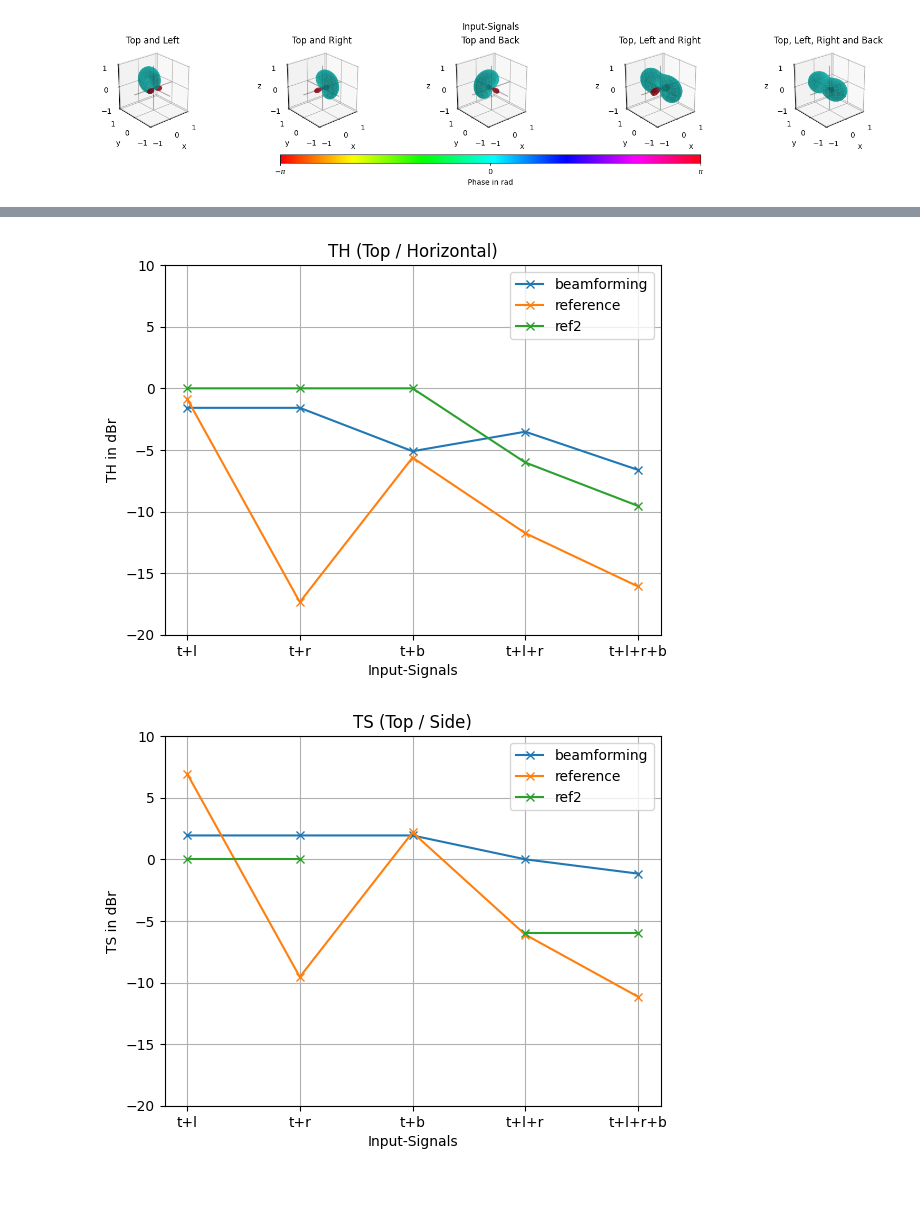
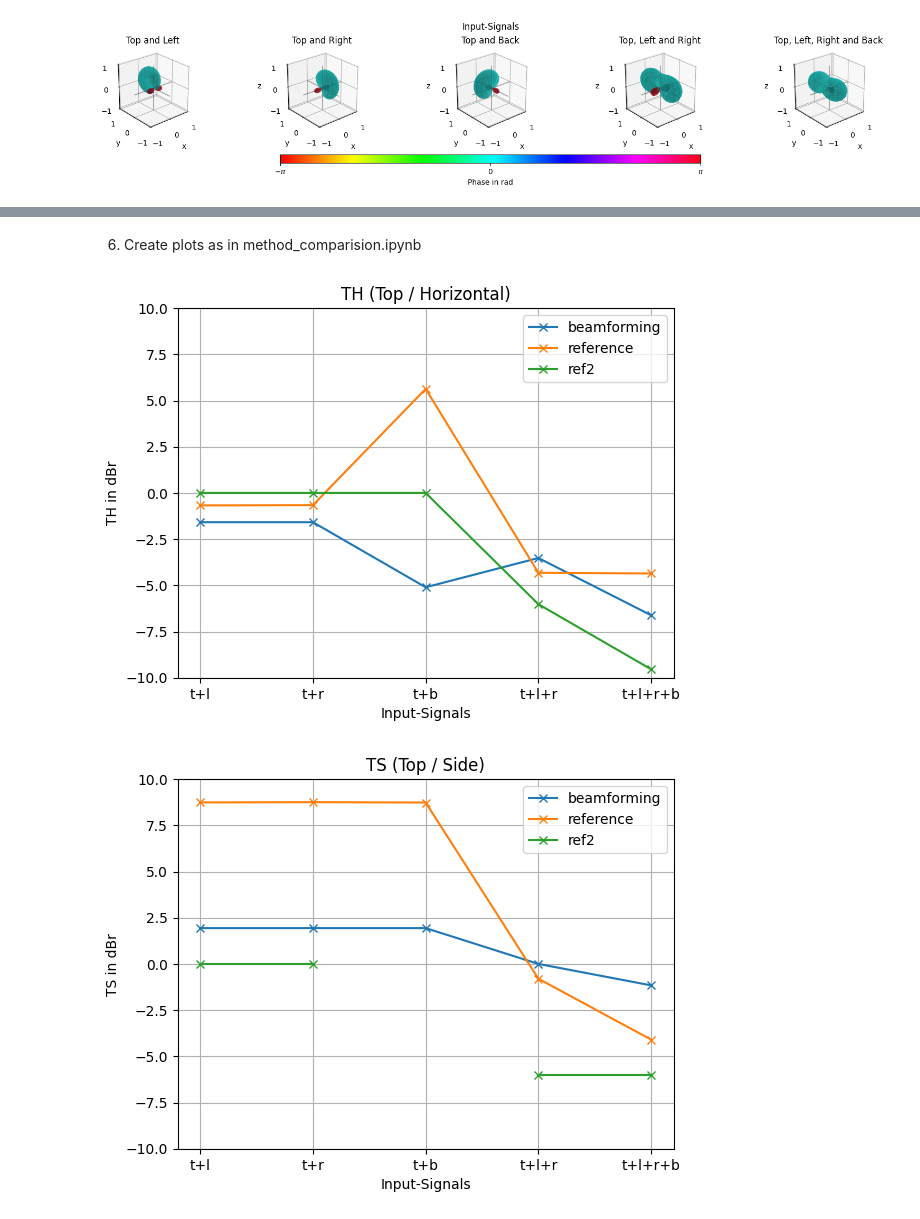
Before and after one commit to Floloffel/VAR-Project, a Jupyter notebook: Code/method_test.ipynb, the cells around one changed output, grey strips where cells are left out. Drawn from its saved outputs; the diff is of its cells as text; code cells hidden in the pictures; blank space fills up the shorter version.

```diff
--- a/Code/method_test.ipynb
+++ b/Code/method_test.ipynb
@@ -73,43 +83,58 @@ def method_wrapper(method, in_nm, i, N=2, start_milliseconds=15, stop_millisecon
         case "reference":
             # insert reference
 
+            # define weights after Panton, L., Yadav, M., Cabrera, D., & Holloway, D. (2019). Chamber musicians’ acoustic impressions of auditorium stages: Relation to spatial distribution of early reflections and other parameters. The Journal of the Acoustical Society of America, 145(6), 3715–3726. https://doi.org/10.1121/1.5111748
             weights = np.array(([500,-1,-1,720.1,-3.1,1.3,-1.3,-1.3,617.1],[503,0,723.1,0,-532.8,0,0,0,-311.2],[503,0,-723.1,0,-532.8,0,0,0,-311.2],[503,723.1,0,0,535.9,0,0,0,-305.8]))
 
-            w_nm = [weights[:,0],weights[:,2],weights[:,3],weights[:,1],weights[:,8],weights[:,6],weights[:,4],weights[:,5],weights[:,7]]
-
+            # calc start and stop sample
             start_sample = int(start_milliseconds / 1000 * samplerate)
             stop_sample = int(stop_milliseconds /1000 * samplerate)
-            ambi_3 = in_nm
-            ambi_2 = ambi_3[[0,3,1,2,6,7,5,8,4]]
+
+            # change Ambisonics Channel Ordering from ACN to FuMa of Input-Signal
+            ambi_2 = in_nm[[0,3,1,2,6,7,5,8,4]]
+
+            # cut signals for specific time frame
             ambi_2_sect = ambi_2[:,start_sample:stop_sample]
-            w_nm = np.array(w_nm)
-            y = spa.parsa.sh_beamform(w_nm.T, ambi_2_sect)
-            TS = 10*np.log10(np.sum((y[0])**2)/np.sum((y[2] + y[1])**2))
+
+            # apply weights with beamforming
+            y = weights @ ambi_2_sect
+
+            # calculate TH and TS
             TH = 10*np.log10(np.sum((y[0])**2)/np.sum((y[1] + y[2] + y[3])**2))
+            TS = 10*np.log10(np.sum((y[0])**2)/np.sum((y[1] + y[2])**2))
 
         case 'ref2':
+            # create matrix for a signal with a duration of 1 s
             in_nm_ones = np.ones(((N+1)**2,samplerate))
             start_sample = int(start_milliseconds / 1000 * samplerate)
             stop_sample = int(stop_milliseconds /1000 * samplerate)
 
+            # get static input signals for single directions for 1 s
             in_nm_top = (test_input_signal(N_sph_in,Omega_in[:,0])*in_nm_ones.T).T
             in_nm_left = (test_input_signal(N_sph_in,Omega_in[:,2])*in_nm_ones.T).T
             in_nm_right = (test_input_signal(N_sph_in,Omega_in[:,3])*in_nm_ones.T).T
             in_nm_back = (test_input_signal(N_sph_in,Omega_in[:,4])*in_nm_ones.T).T
 
+            # cut signals for specific time frame
             in_nm_top = in_nm_top[:,start_sample:stop_sample]
             in_nm_left = in_nm_left[:,start_sample:stop_sample]
             in_nm_right = in_nm_right[:,start_sample:stop_sample]
             in_nm_back = in_nm_back[:,start_sample:stop_sample]
 
+            # calculate reference TS and TH from omnidirectional channel
+            # for top and one single direction
             TS_1 = 10*np.log10((np.sum(in_nm_top[0,:]**2))/np.sum((in_nm_left[0,:])**2))
+            # for top and two single directions
             TS_2 = 10*np.log10((np.sum(in_nm_top[0,:]**2))/np.sum((in_nm_left[0,:]+in_nm_right[0,:])**2))
+            # for top and three single directions
             TH_1 = 10*np.log10((np.sum(in_nm_top[0,:]**2))/np.sum((in_nm_left[0,:]+in_nm_right[0,:]+in_nm_back[0,:])**2))
 
+            # allocate reference TS and TH to different runs
             TS_test = [TS_1, TS_1, None, TS_2, TS_2]
             TH_test = [TS_1, TS_1, TS_1, TS_2, TH_1]
+
+            TH = TH_test[i]
             TS = TS_test[i]
-            TH = TH_test[i]
 
         case _:
             methods = ["beamforming", "pseudo_intensity", "reference"]
@@ -182,11 +209,13 @@ reference TS: -11.149465390822238 TH: -16.07981705377953
 ref2 TS: -6.020599913279624 TH: -9.542425094393248
+# %% [markdown]
+6. Create plots as in method_comparision.ipynb
 # %%
 #TH_results.plot()
 plt.plot(TH_results, marker='x')
 plt.title('TH (Top / Horizontal)')
 plt.xlabel('Input-Signals')
 plt.ylabel('TH in dBr')
-plt.ylim([-20,10])
+plt.ylim([-10,10])
 plt.grid()
 plt.xticks([0,1,2,3,4])
 plt.legend(TH_results.columns)
@@ -199,35 +228,35 @@ plt.plot(TS_results, marker='x')
 plt.title('TS (Top / Side)')
 plt.xlabel('Input-Signals')
 plt.ylabel('TS in dBr')
-plt.ylim([-20,10])
+plt.ylim([-10,10])
 plt.grid()
 plt.xticks([0,1,2,3,4])
 plt.legend(TS_results.columns)
 #plt.savefig('../out/TS.png')
 plt.show()
 
 
 #delta_results.plot()
 plt.plot(delta_results, marker='x')
 plt.title('Delta(TS - TH) per Input-Signal')
 plt.xlabel('Input-Signals')
 plt.ylabel('Delta in dBr')
 plt.grid()
 plt.xticks([0,1,2,3,4])
 plt.legend(delta_results.columns)
 #plt.savefig('../out/Delta.png')
 plt.show()
 
 
 delta_results.plot(kind='box')
 plt.title('Delta(TS - TH) Box plot')
 plt.xlabel('method')
 plt.ylabel('Delta in dBr')
 plt.grid()
 plt.tight_layout()
 plt.xticks([0,1,2,3,4])
 #plt.savefig('../out/Delta_boxplot.png')
 plt.show()
 # %% [output]
-[figure, old version]
+[figure, new version]
-[figure, old version]
+[figure, new version]
```
Also changed, not shown: parts of 6 cells of this notebook.
